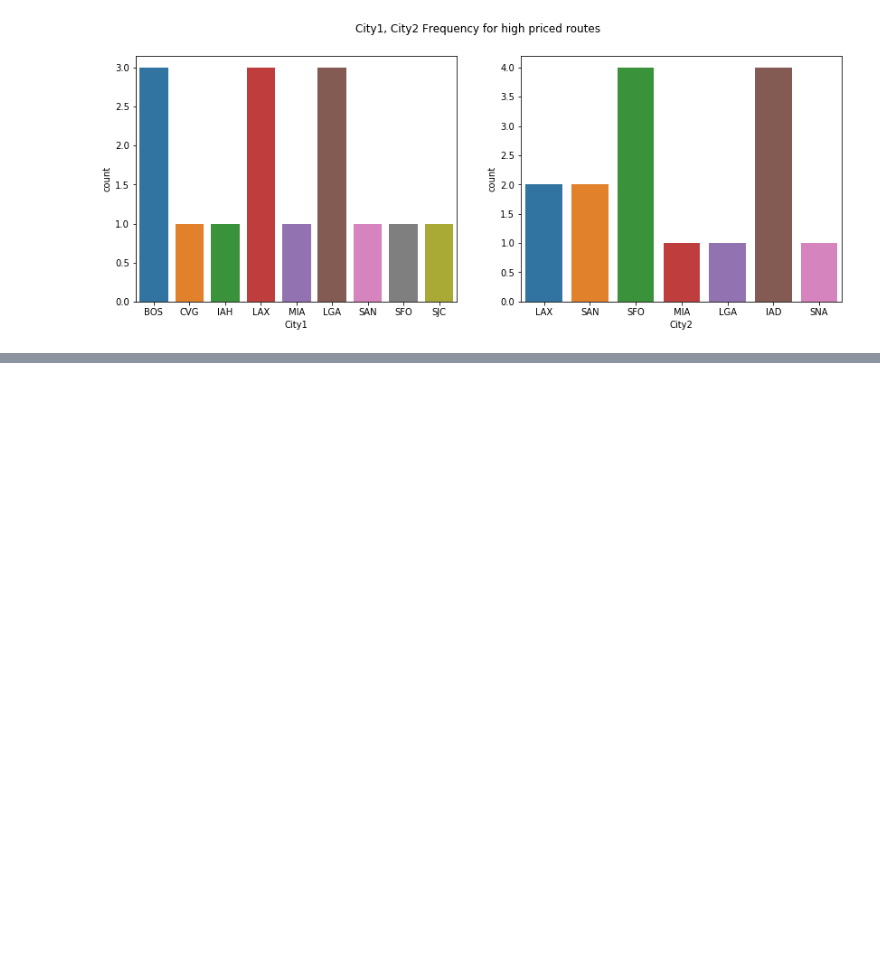
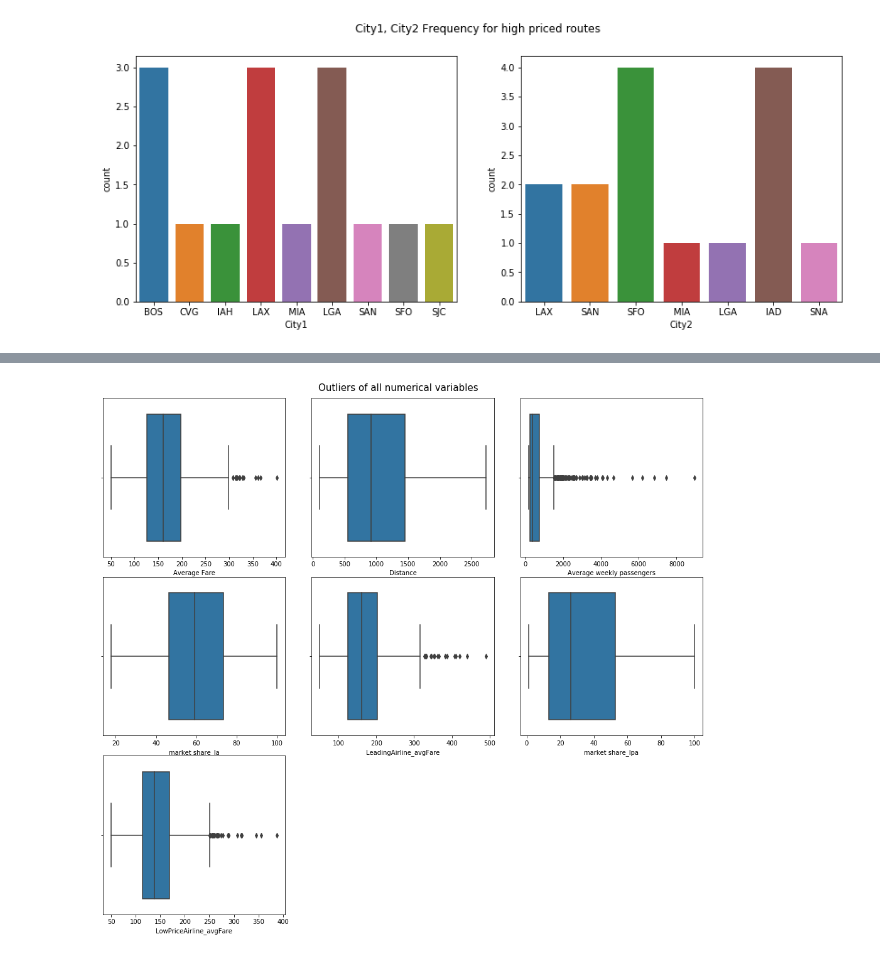
Before and after one commit to prudhvip21/Usecase-Fare_Prediction_Flight_Prices, a Jupyter notebook: FlightFarePrediction.ipynb, the cells around one changed output, grey strips where cells are left out. Saved outputs shown, nothing was run; the diff lists cells and outputs as text; code cells hidden in the pictures; blank space fills up the shorter version.

```diff
--- a/FlightFarePrediction.ipynb
+++ b/FlightFarePrediction.ipynb
@@ -195,0 +441,13 @@ for ax,col in zip(axs,['City1','City2']):
+# %%
+r = int(np.ceil(len(num_cols)/3))
+fig, axs = plt.subplots(r,3,figsize=(14,r*4))
+axs = axs.flatten()
+axs[-1].axis('off')
+axs[-2].axis('off')
+
+plt.tight_layout()
+plt.suptitle('Outliers of all numerical variables',y=1.01,fontsize=15)
+for col,ax in zip(num_cols,axs):
+    sns.boxplot(airfares[col],ax=ax)
+# %% [output]
+[figure, added]
```
Also changed, not shown: parts of 100 cells of this notebook.
